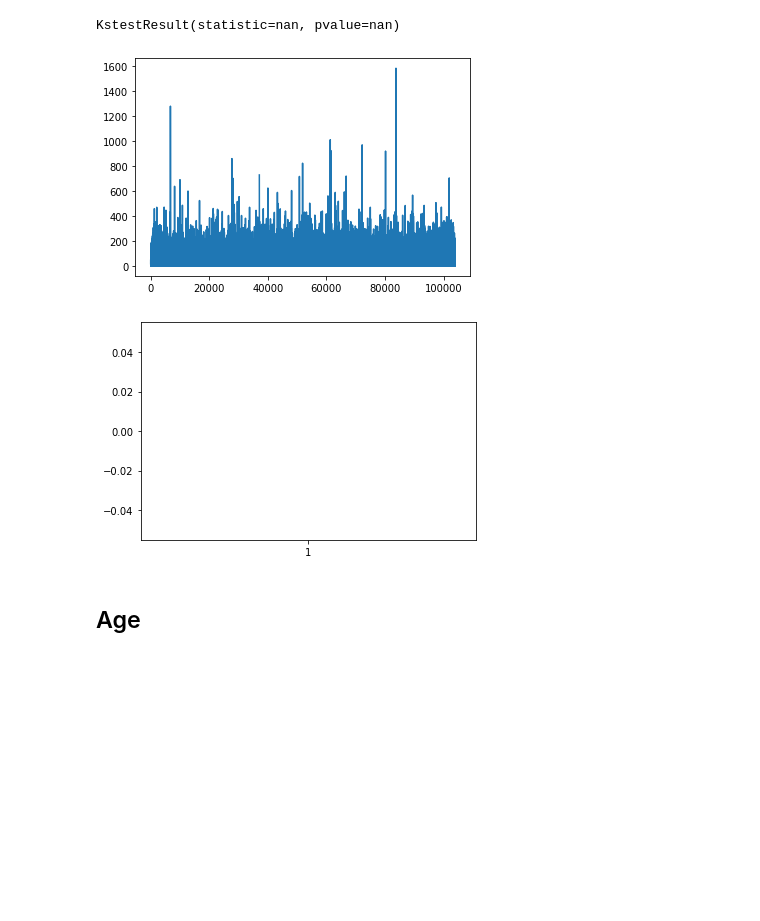
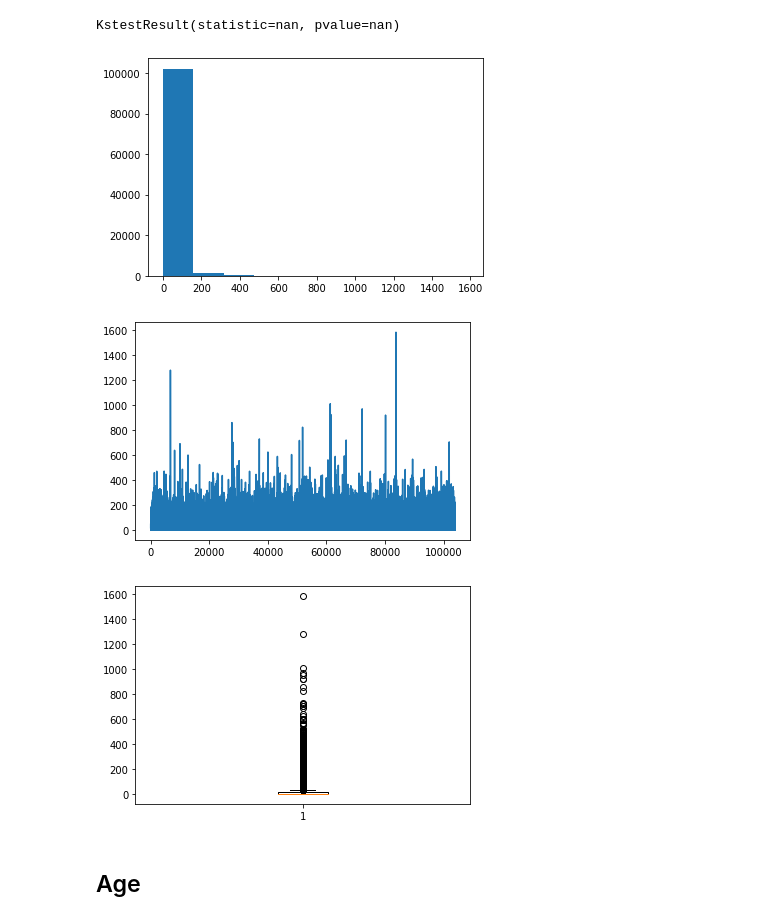
Before and after one commit to Mysurii/Minoi-AAI, a Jupyter notebook: Bootcamp/d3/statistics.ipynb, the cells around one changed output. Saved outputs shown, nothing was run; the diff lists cells and outputs as text; code cells hidden in the pictures; blank space fills up the shorter version.

```diff
--- a/Bootcamp/d3/statistics.ipynb
+++ b/Bootcamp/d3/statistics.ipynb
@@ -91,15 +97,24 @@ std: 38.69868202096663
 iqr: nan
 KstestResult(statistic=nan, pvalue=nan)
 # %%
+plt.hist(delay_arrival)
+plt.show()
+
 plt.plot(delay_arrival)
 plt.show()
+
+# Om het beter te laten zien, heb ik ook even een plot erbij gezet. Veel zijn dus op 0 delay arrival.
 # %% [output]
-[figure, old version]
+[figure, new version]
+[figure, added]
 # %%
+delay_arrival.dropna(inplace=True)
 plt.boxplot(delay_arrival)
 plt.show()
+
+## Er zijn dus heel wat uitschieters in de data. Dit kun je in de boxplot terugzien
 # %% [output]
-[figure, old version]
+[figure, new version]
 # %% [markdown]
 ## Age
 # %%
```
Also changed, not shown: parts of 4 cells of this notebook, 1 other file.
